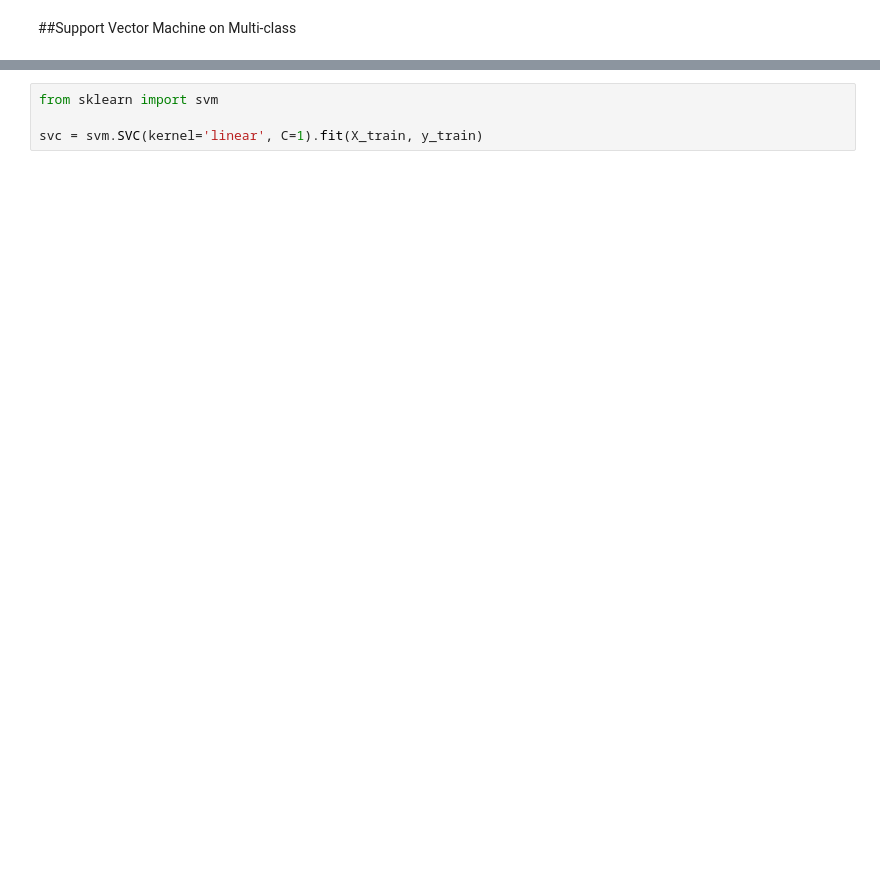
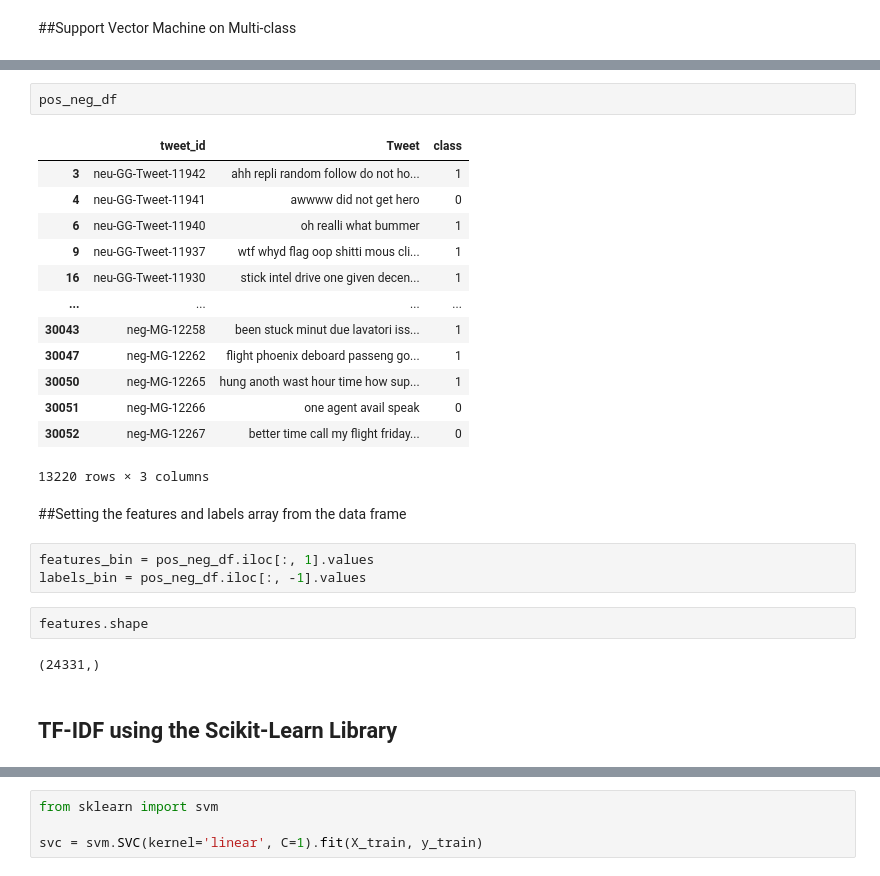
Before and after one commit to Nithesh-b/Twitter_Sentiment, a Jupyter notebook: Step_1_1_Capstone_TwiterNLTK_PolarityCheck.ipynb, the cells around one changed output, grey strips where cells are left out. Cells and saved outputs as stored; diff of their text form; blank space fills up the shorter version.

```diff
--- a/Step_1_1_Capstone_TwiterNLTK_PolarityCheck.ipynb
+++ b/Step_1_1_Capstone_TwiterNLTK_PolarityCheck.ipynb
@@ -672,0 +682,27 @@ weighted avg       0.84      0.80      0.80      4867
+# %%
+pos_neg_df
+# %% [output]
+|  | tweet_id | Tweet | class |
+| 3 | neu-GG-Tweet-11942 | ahh repli random follow do not ho... | 1 |
+| 4 | neu-GG-Tweet-11941 | awwww did not get hero | 0 |
+| 6 | neu-GG-Tweet-11940 | oh realli what bummer | 1 |
+| 9 | neu-GG-Tweet-11937 | wtf whyd flag oop shitti mous cli... | 1 |
+| 16 | neu-GG-Tweet-11930 | stick intel drive one given decen... | 1 |
+| ... | ... | ... | ... |
+| 30043 | neg-MG-12258 | been stuck minut due lavatori iss... | 1 |
+| 30047 | neg-MG-12262 | flight phoenix deboard passeng go... | 1 |
+| 30050 | neg-MG-12265 | hung anoth wast hour time how sup... | 1 |
+| 30051 | neg-MG-12266 | one agent avail speak | 0 |
+| 30052 | neg-MG-12267 | better time call my flight friday... | 0 |
+13220 rows × 3 columns
+# %% [markdown]
+##Setting the features and labels array from the data frame
+# %%
+features_bin = pos_neg_df.iloc[:, 1].values
+labels_bin = pos_neg_df.iloc[:, -1].values
+# %%
+features.shape
+# %% [output]
+(24331,)
+# %% [markdown]
+## TF-IDF using the Scikit-Learn Library
```
Also changed, not shown: parts of 43 cells of this notebook.
